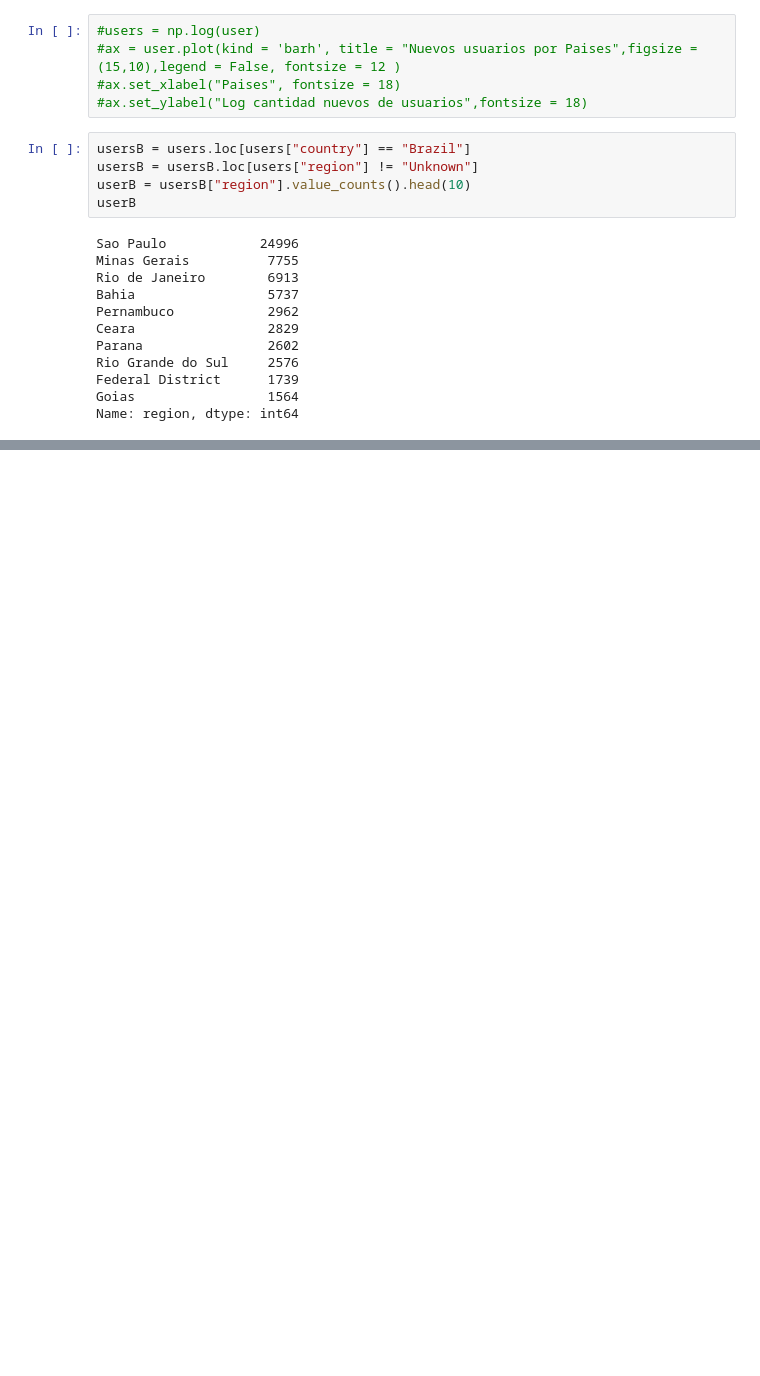
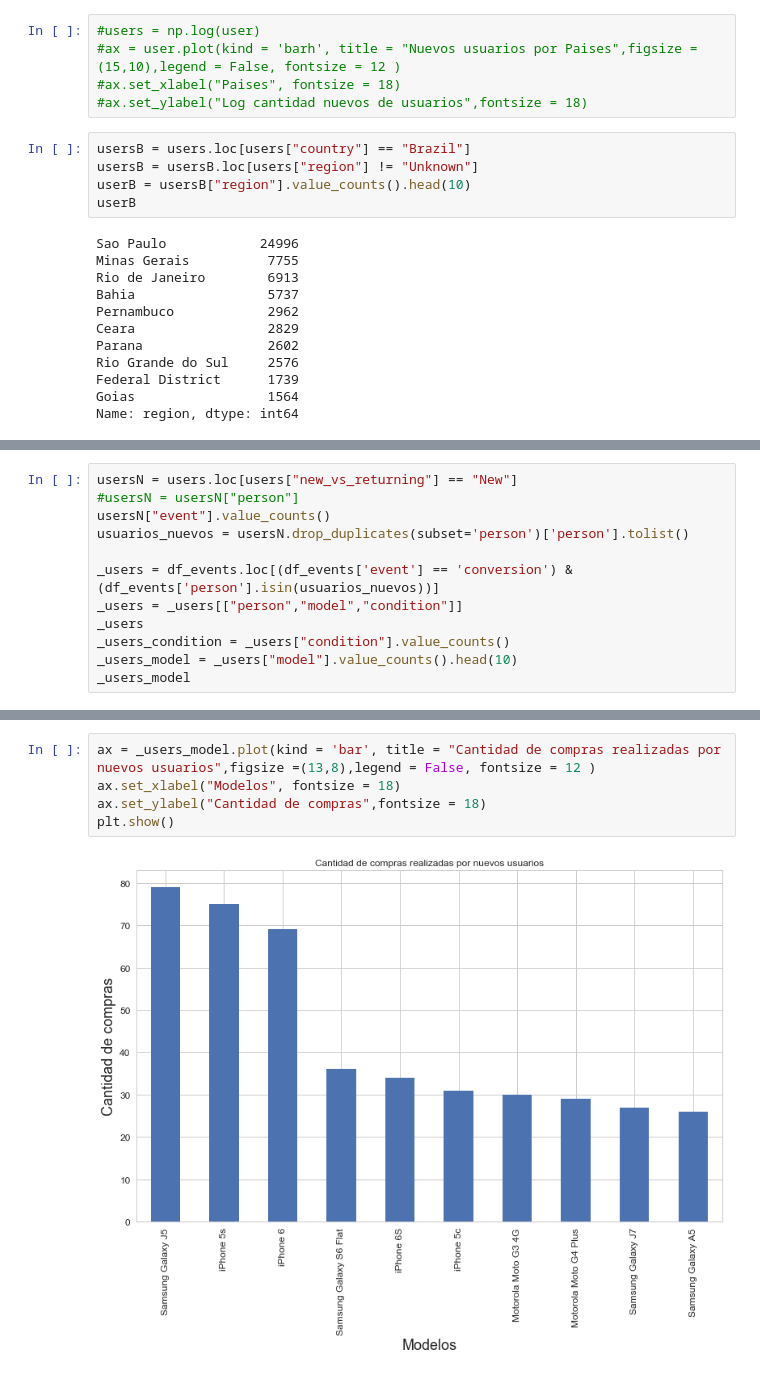
Before and after one commit to ConstanzaGonzalez/DatataFrita, a Jupyter notebook: tp/Viejos y nuevos usuarios.ipynb, the cells around one changed output, grey strips where cells are left out. Drawn from its saved outputs; the diff is of its cells as text; blank space fills up the shorter version.

```diff
--- a/tp/Viejos y nuevos usuarios.ipynb
+++ b/tp/Viejos y nuevos usuarios.ipynb
@@ -123,3 +184,15 @@ ax.set_ylabel("Cantidad de Eventos",fontsize = 18)
 plt.show()
 # %% [output]
 [figure]
+# %%
+usersN = users.loc[users["new_vs_returning"] == "New"]
+#usersN = usersN["person"]
+usersN["event"].value_counts()
+usuarios_nuevos = usersN.drop_duplicates(subset='person')['person'].tolist()
+
+_users = df_events.loc[(df_events['event'] == 'conversion') & (df_events['person'].isin(usuarios_nuevos))]
+_users = _users[["person","model","condition"]]
+_users
+_users_condition = _users["condition"].value_counts()
+_users_model = _users["model"].value_counts().head(10)
+_users_model
@@ -125,0 +211,7 @@ plt.show()
+# %%
+ax = _users_model.plot(kind = 'bar', title = "Cantidad de compras realizadas por nuevos usuarios",figsize =(13,8),legend = False, fontsize = 12 )
+ax.set_xlabel("Modelos", fontsize = 18)
+ax.set_ylabel("Cantidad de compras",fontsize = 18)
+plt.show()
+# %% [output]
+[figure, added]
```
Also changed, not shown: parts of 11 cells of this notebook, 1 other file.
